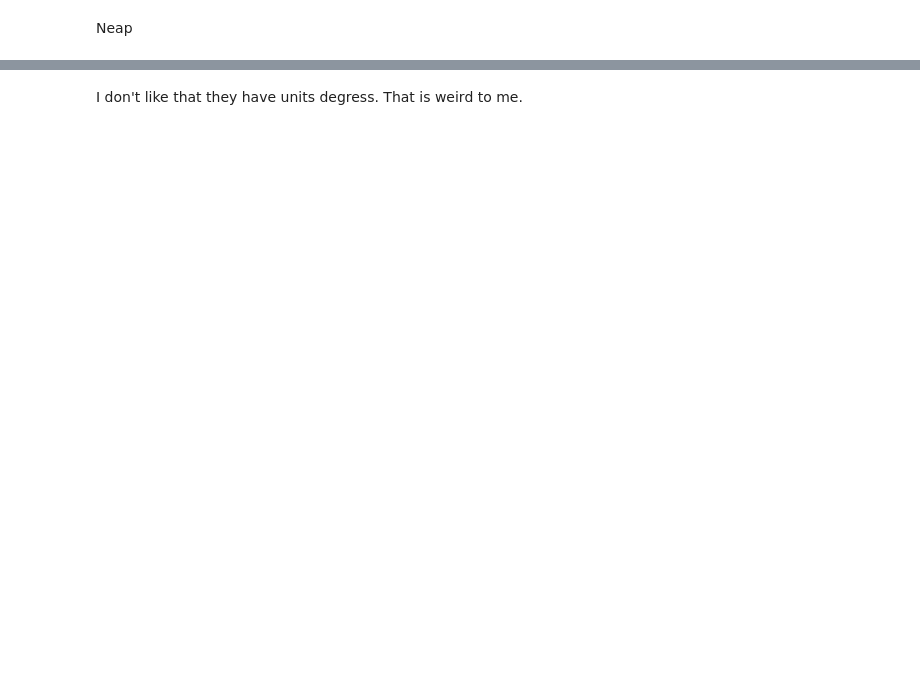
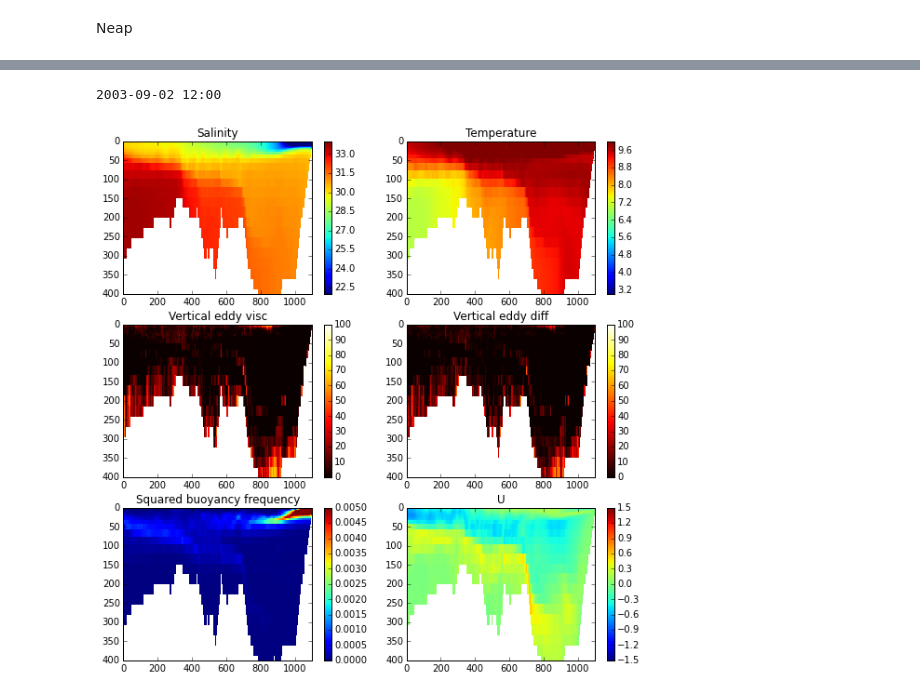
Before and after one commit to SalishSeaCast/2d-domain, a Jupyter notebook: analysis/3.6 Test.ipynb, the cells around one changed output, grey strips where cells are left out. Saved outputs shown, nothing was run; the diff lists cells and outputs as text; code cells hidden in the pictures; blank space fills up the shorter version.

```diff
--- a/analysis/3.6 Test.ipynb
+++ b/analysis/3.6 Test.ipynb
@@ -286,2 +237,5 @@ lon[:]
-# %% [markdown]
-I don't like that they have units degress. That is weird to me.
+# %%
+fig = plot_variables(14)
+# %% [output]
+2003-09-02 12:00
+[figure, added]
```
Also changed, not shown: parts of 75 cells of this notebook, 3 other files.
